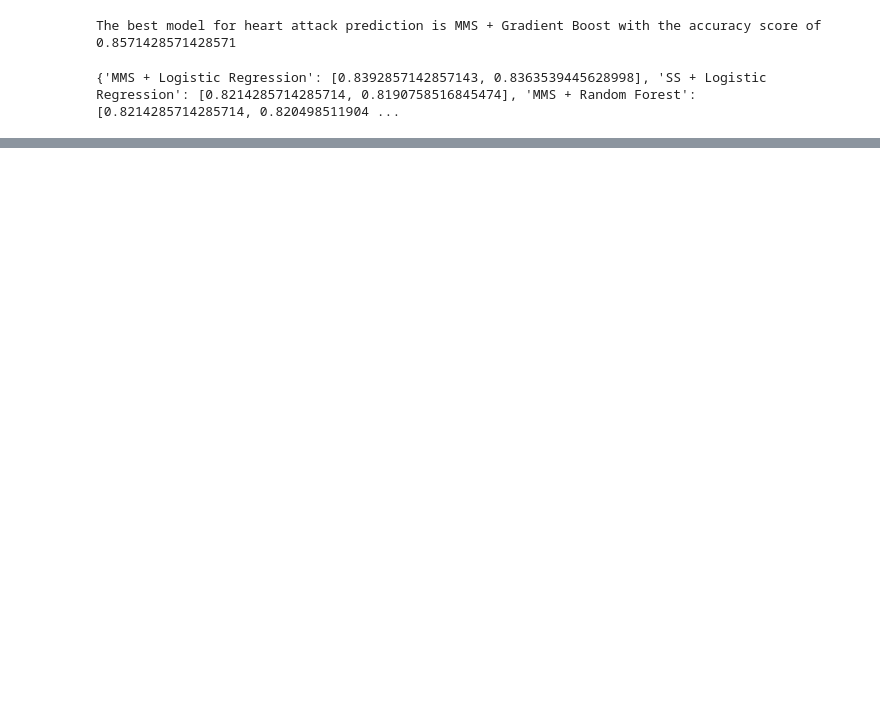
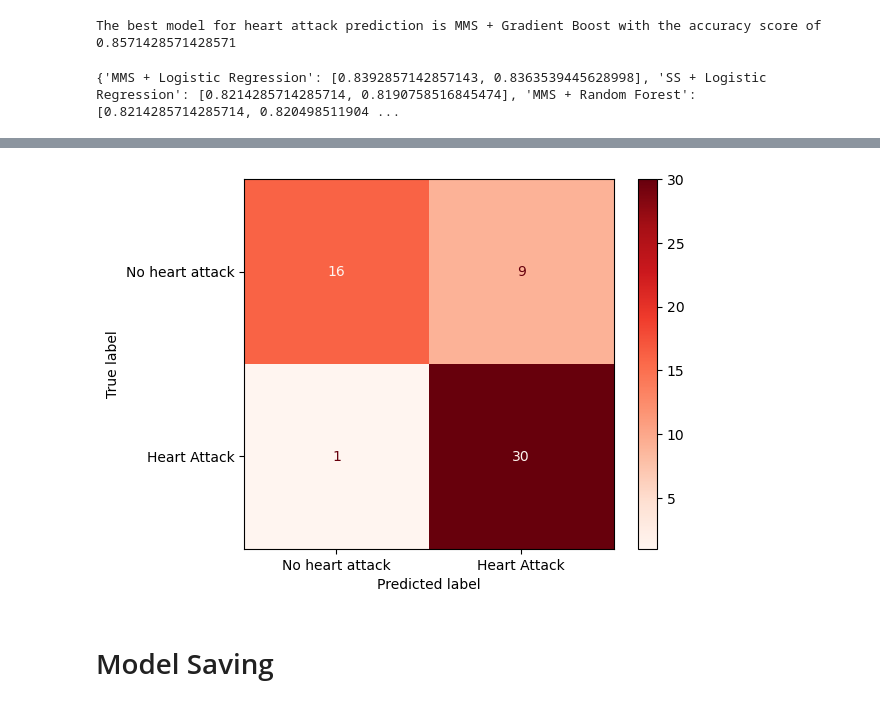
Before and after one commit to M-ImranIsmael/Supervised-Learning, a Jupyter notebook: heart.ipynb, the cells around one changed output, grey strips where cells are left out. Saved outputs shown, nothing was run; the diff lists cells and outputs as text; code cells hidden in the pictures; blank space fills up the shorter version.

```diff
--- a/heart.ipynb
+++ b/heart.ipynb
@@ -501,0 +469,6 @@ model_comparison_df.style.background_gradient(cmap='GnBu')
+# %%
+pipelines_ht = [pipeline_mms_lr, pipeline_ss_lr,
+            pipeline_mms_rf, pipeline_ss_rf,
+            pipeline_mms_gb, pipeline_ss_gb,
+            pipeline_mms_svc, pipeline_ss_svc
+            ]
@@ -501,0 +484,20 @@ model_comparison_df.style.background_gradient(cmap='GnBu')
+# %%
+log_param_grid = {'logistic_regression__C': np.logspace(-5, 10, 15)}
+
+rf_param_grid = {'random_forest__n_estimators': [100, 500, 1000],
+                 'random_forest__max_depth': [5, 10, 15],
+                 'random_forest__min_samples_split': [2, 5, 10]}
+
+gb_param_grid = {'gradient_boost__n_estimators': [100, 500, 1000],
+                 'gradient_boost__learning_rate': [0.01, 0.1, 1],
+                 'gradient_boost__max_depth': [1, 3, 5]}
+
+svc_param_grid = {'svc__C': [0.1, 1, 10],
+                  'svc__kernel': ['linear', 'rbf'],
+                  'svc__gamma': [0.01, 0.1, 1]}
+
+log_param_grids = [log_param_grid]*2
+rf_param_grids = [rf_param_grid]*2
+gb_param_grids = [gb_param_grid]*2
+svc_param_grids = [svc_param_grid]*2
+param_grids = log_param_grids + rf_param_grids + gb_param_grids + svc_param_grids
@@ -501,0 +514,11 @@ model_comparison_df.style.background_gradient(cmap='GnBu')
+# %%
+best_params = {}
+for i, model in enumerate(pipelines_ht):
+    cv_ht = GridSearchCV(model, param_grid=param_grids[i])
+    cv_ht.fit(X_train, y_train)
+    best_params[model_name_ht[i]] = cv_ht.best_params_
+    y_pred = cv_ht.predict(X_test)
+    pipe_dict_ht[model_name_ht[i]] = [accuracy_score(y_test, y_pred), f1_score(y_test, y_pred, average='weighted')]
+    if cv_ht.best_score_ > best_score_ht:
+        best_pipeline_ht = model_name_ht[i]
+        best_score_ht = cv_ht.best_score_
@@ -501,0 +555,4 @@ model_comparison_df.style.background_gradient(cmap='GnBu')
+# %%
+labels = ['No heart attack', 'Heart Attack']
+cm = confusion_matrix(y_test, y_pred)
+cr = classification_report(y_test, y_pred, target_names = labels)
@@ -501,0 +570,8 @@ model_comparison_df.style.background_gradient(cmap='GnBu')
+# %%
+disp = ConfusionMatrixDisplay(confusion_matrix=cm, display_labels=labels)
+disp.plot(cmap='Reds')
+plt.show()
+# %% [output]
+[figure, added]
+# %% [markdown]
+# Model Saving
```
Also changed, not shown: parts of 39 cells of this notebook.
